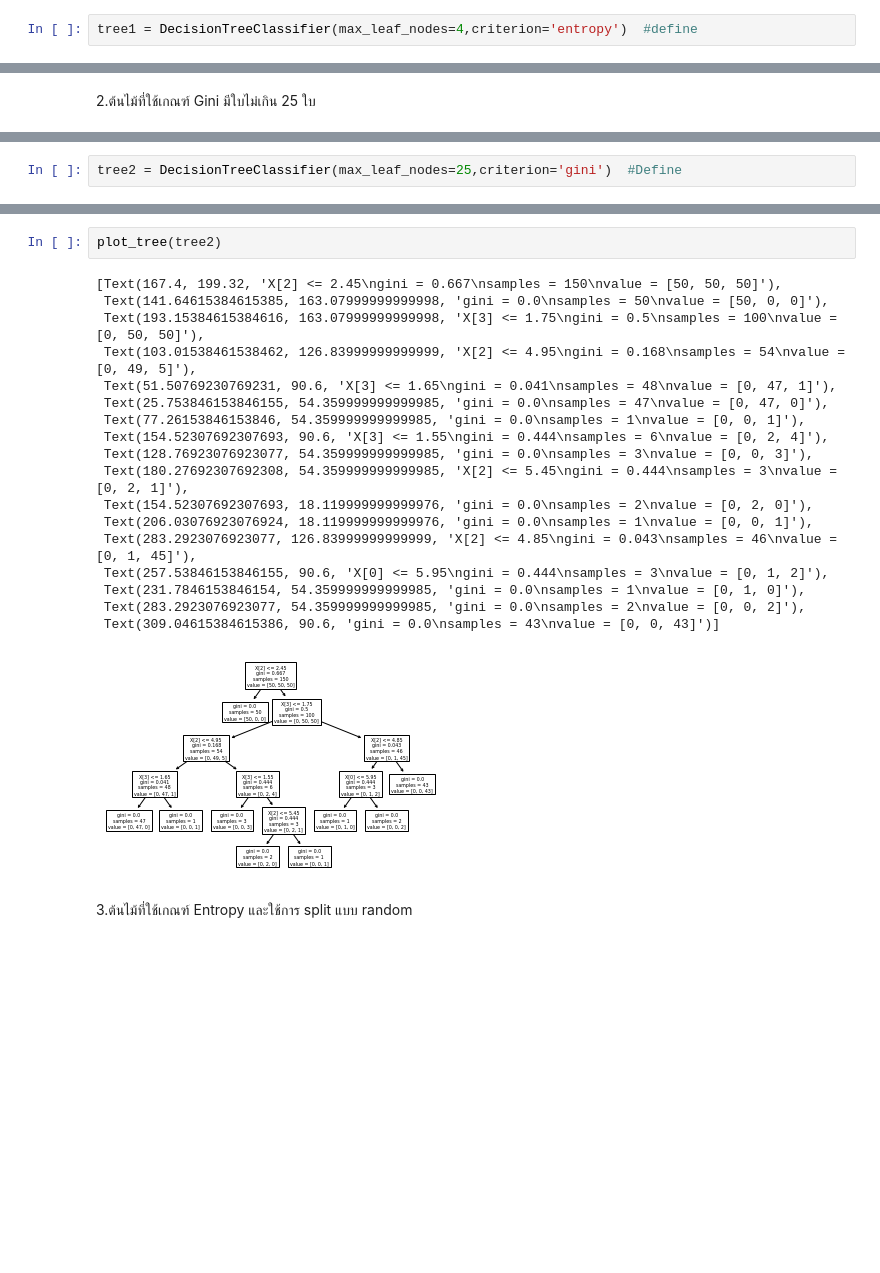
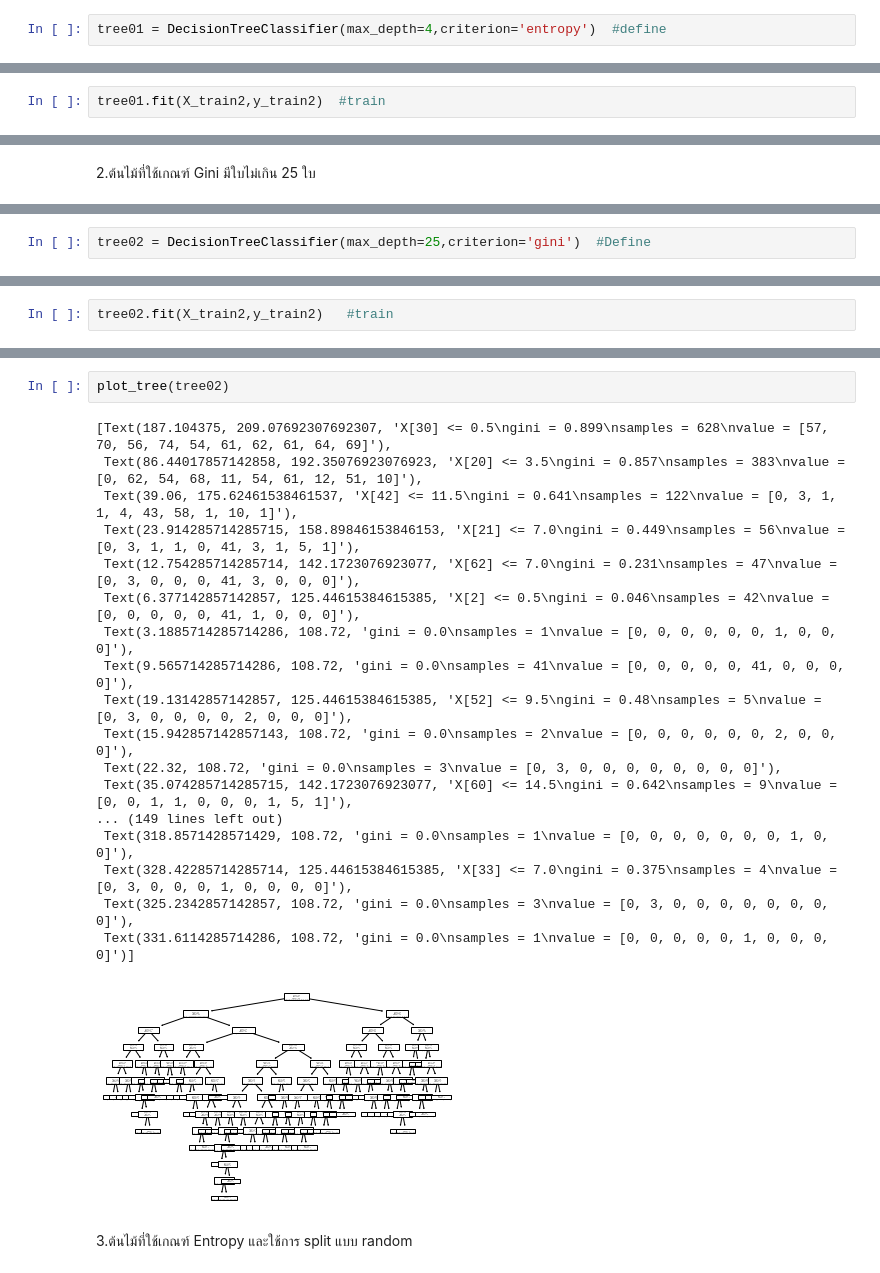
Before and after one commit to sskboonmee/DWDM21, a Jupyter notebook: Chapter7_Classification(Decision_Tree).ipynb, the cells around one changed output, grey strips where cells are left out. Drawn from its saved outputs; the diff is of its cells as text; blank space fills up the shorter version.

```diff
--- a/Chapter7_Classification(Decision_Tree).ipynb
+++ b/Chapter7_Classification(Decision_Tree).ipynb
@@ -244,2 +244,2 @@ from sklearn.tree import DecisionTreeClassifier
 # %%
-tree1 = DecisionTreeClassifier(max_leaf_nodes=4,criterion='entropy')  #define
+tree01 = DecisionTreeClassifier(max_depth=4,criterion='entropy')  #define
@@ -254,0 +246,2 @@ DecisionTreeClassifier(ccp_alpha=0.0, class_weight=None, criterion='entropy',
+# %%
+tree01.fit(X_train2,y_train2)  #train
@@ -268,2 +285,2 @@ plot_tree(tree1)
 # %%
-tree2 = DecisionTreeClassifier(max_leaf_nodes=25,criterion='gini')  #Define
+tree02 = DecisionTreeClassifier(max_depth=25,criterion='gini')  #Define
@@ -278,0 +287,2 @@ DecisionTreeClassifier(ccp_alpha=0.0, class_weight=None, criterion='gini',
+# %%
+tree02.fit(X_train2,y_train2)   #train
@@ -279,23 +301,23 @@ DecisionTreeClassifier(ccp_alpha=0.0, class_weight=None, criterion='gini',
 # %%
-plot_tree(tree2)
+plot_tree(tree02)
 # %% [output]
-[Text(167.4, 199.32, 'X[2] <= 2.45\ngini = 0.667\nsamples = 150\nvalue = [50, 50, 50]'),
- Text(141.64615384615385, 163.07999999999998, 'gini = 0.0\nsamples = 50\nvalue = [50, 0, 0]'),
- Text(193.15384615384616, 163.07999999999998, 'X[3] <= 1.75\ngini = 0.5\nsamples = 100\nvalue = [0, 50, 50]'),
- Text(103.01538461538462, 126.83999999999999, 'X[2] <= 4.95\ngini = 0.168\nsamples = 54\nvalue = [0, 49, 5]'),
- Text(51.50769230769231, 90.6, 'X[3] <= 1.65\ngini = 0.041\nsamples = 48\nvalue = [0, 47, 1]'),
- Text(25.753846153846155, 54.359999999999985, 'gini = 0.0\nsamples = 47\nvalue = [0, 47, 0]'),
- Text(77.26153846153846, 54.359999999999985, 'gini = 0.0\nsamples = 1\nvalue = [0, 0, 1]'),
- Text(154.52307692307693, 90.6, 'X[3] <= 1.55\ngini = 0.444\nsamples = 6\nvalue = [0, 2, 4]'),
- Text(128.76923076923077, 54.359999999999985, 'gini = 0.0\nsamples = 3\nvalue = [0, 0, 3]'),
- Text(180.27692307692308, 54.359999999999985, 'X[2] <= 5.45\ngini = 0.444\nsamples = 3\nvalue = [0, 2, 1]'),
- Text(154.52307692307693, 18.119999999999976, 'gini = 0.0\nsamples = 2\nvalue = [0, 2, 0]'),
- Text(206.03076923076924, 18.119999999999976, 'gini = 0.0\nsamples = 1\nvalue = [0, 0, 1]'),
- Text(283.2923076923077, 126.83999999999999, 'X[2] <= 4.85\ngini = 0.043\nsamples = 46\nvalue = [0, 1, 45]'),
- Text(257.53846153846155, 90.6, 'X[0] <= 5.95\ngini = 0.444\nsamples = 3\nvalue = [0, 1, 2]'),
- Text(231.7846153846154, 54.359999999999985, 'gini = 0.0\nsamples = 1\nvalue = [0, 1, 0]'),
- Text(283.2923076923077, 54.359999999999985, 'gini = 0.0\nsamples = 2\nvalue = [0, 0, 2]'),
- Text(309.04615384615386, 90.6, 'gini = 0.0\nsamples = 43\nvalue = [0, 0, 43]')]
+[Text(187.104375, 209.07692307692307, 'X[30] <= 0.5\ngini = 0.899\nsamples = 628\nvalue = [57, 70, 56, 74, 54, 61, 62, 61, 64, 69]'),
+ Text(86.44017857142858, 192.35076923076923, 'X[20] <= 3.5\ngini = 0.857\nsamples = 383\nvalue = [0, 62, 54, 68, 11, 54, 61, 12, 51, 10]'),
+ Text(39.06, 175.62461538461537, 'X[42] <= 11.5\ngini = 0.641\nsamples = 122\nvalue = [0, 3, 1, 1, 4, 43, 58, 1, 10, 1]'),
+ Text(23.914285714285715, 158.89846153846153, 'X[21] <= 7.0\ngini = 0.449\nsamples = 56\nvalue = [0, 3, 1, 1, 0, 41, 3, 1, 5, 1]'),
+ Text(12.754285714285714, 142.1723076923077, 'X[62] <= 7.0\ngini = 0.231\nsamples = 47\nvalue = [0, 3, 0, 0, 0, 41, 3, 0, 0, 0]'),
+ Text(6.377142857142857, 125.44615384615385, 'X[2] <= 0.5\ngini = 0.046\nsamples = 42\nvalue = [0, 0, 0, 0, 0, 41, 1, 0, 0, 0]'),
+ Text(3.1885714285714286, 108.72, 'gini = 0.0\nsamples = 1\nvalue = [0, 0, 0, 0, 0, 0, 1, 0, 0, 0]'),
+ Text(9.565714285714286, 108.72, 'gini = 0.0\nsamples = 41\nvalue = [0, 0, 0, 0, 0, 41, 0, 0, 0, 0]'),
+ Text(19.13142857142857, 125.44615384615385, 'X[52] <= 9.5\ngini = 0.48\nsamples = 5\nvalue = [0, 3, 0, 0, 0, 0, 2, 0, 0, 0]'),
+ Text(15.942857142857143, 108.72, 'gini = 0.0\nsamples = 2\nvalue = [0, 0, 0, 0, 0, 0, 2, 0, 0, 0]'),
+ Text(22.32, 108.72, 'gini = 0.0\nsamples = 3\nvalue = [0, 3, 0, 0, 0, 0, 0, 0, 0, 0]'),
+ Text(35.074285714285715, 142.1723076923077, 'X[60] <= 14.5\ngini = 0.642\nsamples = 9\nvalue = [0, 0, 1, 1, 0, 0, 0, 1, 5, 1]'),
+... (149 lines left out)
+ Text(318.8571428571429, 108.72, 'gini = 0.0\nsamples = 1\nvalue = [0, 0, 0, 0, 0, 0, 0, 1, 0, 0]'),
+ Text(328.42285714285714, 125.44615384615385, 'X[33] <= 7.0\ngini = 0.375\nsamples = 4\nvalue = [0, 3, 0, 0, 0, 1, 0, 0, 0, 0]'),
+ Text(325.2342857142857, 108.72, 'gini = 0.0\nsamples = 3\nvalue = [0, 3, 0, 0, 0, 0, 0, 0, 0, 0]'),
+ Text(331.6114285714286, 108.72, 'gini = 0.0\nsamples = 1\nvalue = [0, 0, 0, 0, 0, 1, 0, 0, 0, 0]')]
-[figure, old version]
+[figure, new version]
 # %% [markdown]
 3.ต้นไม้ที่ใช้เกณฑ์ Entropy และใช้การ split แบบ random
```
Also changed, not shown: parts of 28 cells of this notebook.
